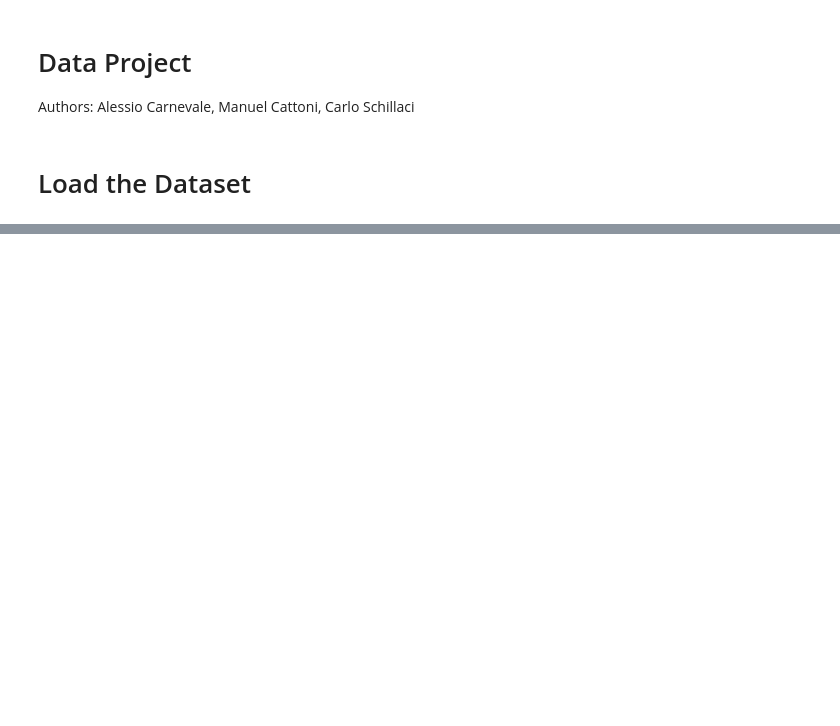
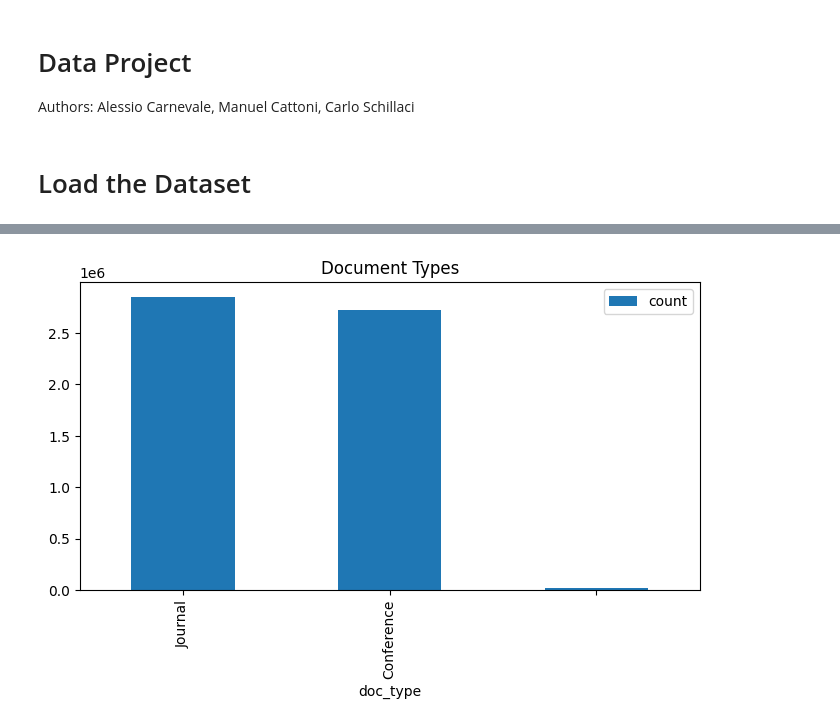
Before and after one commit to ManuCa93/data_project_3, a Jupyter notebook: notebook.ipynb, the cells around one changed output, grey strips where cells are left out. Drawn from its saved outputs; the diff is of its cells as text; code cells hidden in the pictures; blank space fills up the shorter version.

```diff
--- a/notebook.ipynb
+++ b/notebook.ipynb
@@ -47,0 +74,12 @@ df.head()
+# %%
+df = con.sql(f"""
+    SELECT doc_type, COUNT(*) AS count
+    FROM read_parquet('{PARQUET}')
+    WHERE doc_type IS NOT NULL
+    GROUP BY doc_type ORDER BY count DESC
+""").df()
+
+df.plot(kind="bar", x="doc_type", y="count", title="Document Types", figsize=(8,4))
+plt.show()
+# %% [output]
+[figure, added]
```
Also changed, not shown: parts of 20 cells of this notebook.
